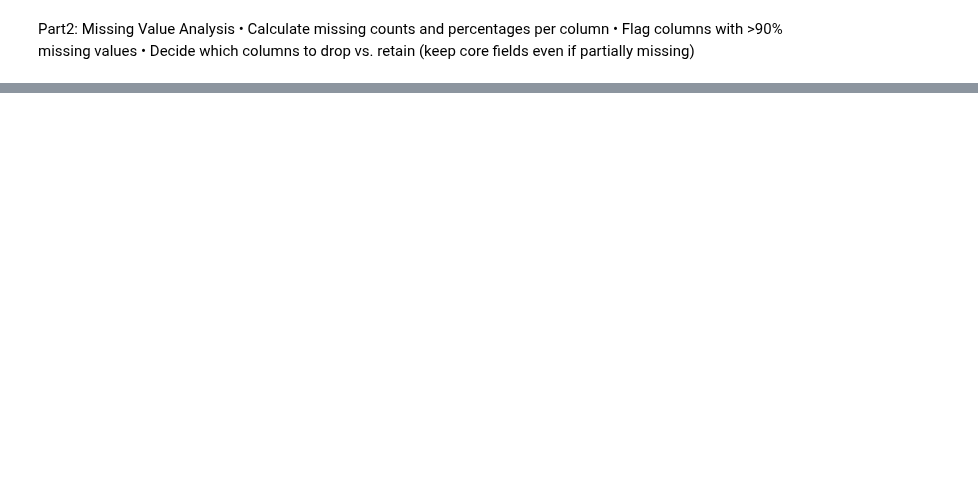
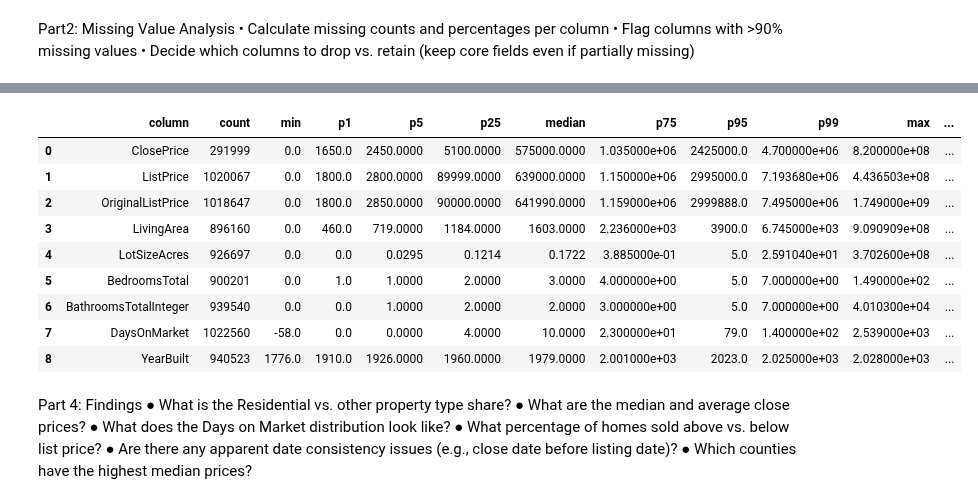
Before and after one commit to eliz-liu/IDX-Exchange-Data-Analyst, a Jupyter notebook: week_2_final_deliverables/w2_final_deliverable.ipynb, the cells around one changed output, grey strips where cells are left out. Cells and saved outputs as stored; diff of their text form; code cells hidden in the pictures; blank space fills up the shorter version.

```diff
--- a/week_2_final_deliverables/w2_final_deliverable.ipynb
+++ b/week_2_final_deliverables/w2_final_deliverable.ipynb
@@ -121,0 +223,22 @@ sold_data_w2_deliverable.to_csv('sold_data_w2_deliverable.csv', index=False)
+# %%
+target_dir = r"week_2_final_deliverables\listing_figures"
+numeric_summary_plots(listing_data_final[feature_list], output_dir=target_dir)
+# %% [output]
+|  | column | count | min | p1 | p5 | p25 | median | p75 | p95 | p99 | max | ... |
+| 0 | ClosePrice | 291999 | 0.0 | 1650.0 | 2450.0000 | 5100.0000 | 575000.0000 | 1.035000e+06 | 2425000.0 | 4.700000e+06 | 8.200000e+08 | ... |
+| 1 | ListPrice | 1020067 | 0.0 | 1800.0 | 2800.0000 | 89999.0000 | 639000.0000 | 1.150000e+06 | 2995000.0 | 7.193680e+06 | 4.436503e+08 | ... |
+| 2 | OriginalListPrice | 1018647 | 0.0 | 1800.0 | 2850.0000 | 90000.0000 | 641990.0000 | 1.159000e+06 | 2999888.0 | 7.495000e+06 | 1.749000e+09 | ... |
+| 3 | LivingArea | 896160 | 0.0 | 460.0 | 719.0000 | 1184.0000 | 1603.0000 | 2.236000e+03 | 3900.0 | 6.745000e+03 | 9.090909e+08 | ... |
+| 4 | LotSizeAcres | 926697 | 0.0 | 0.0 | 0.0295 | 0.1214 | 0.1722 | 3.885000e-01 | 5.0 | 2.591040e+01 | 3.702600e+08 | ... |
+| 5 | BedroomsTotal | 900201 | 0.0 | 1.0 | 1.0000 | 2.0000 | 3.0000 | 4.000000e+00 | 5.0 | 7.000000e+00 | 1.490000e+02 | ... |
+| 6 | BathroomsTotalInteger | 939540 | 0.0 | 0.0 | 1.0000 | 2.0000 | 2.0000 | 3.000000e+00 | 5.0 | 7.000000e+00 | 4.010300e+04 | ... |
+| 7 | DaysOnMarket | 1022560 | -58.0 | 0.0 | 0.0000 | 4.0000 | 10.0000 | 2.300000e+01 | 79.0 | 1.400000e+02 | 2.539000e+03 | ... |
+| 8 | YearBuilt | 940523 | 1776.0 | 1910.0 | 1926.0000 | 1960.0000 | 1979.0000 | 2.001000e+03 | 2023.0 | 2.025000e+03 | 2.028000e+03 | ... |
+# %% [markdown]
+Part 4: Findings
+●	What is the Residential vs. other property type share?
+●	What are the median and average close prices?
+●	What does the Days on Market distribution look like?
+●	What percentage of homes sold above vs. below list price?
+●	Are there any apparent date consistency issues (e.g., close date before listing date)?
+●	Which counties have the highest median prices?
```
Also changed, not shown: parts of 23 cells of this notebook.
